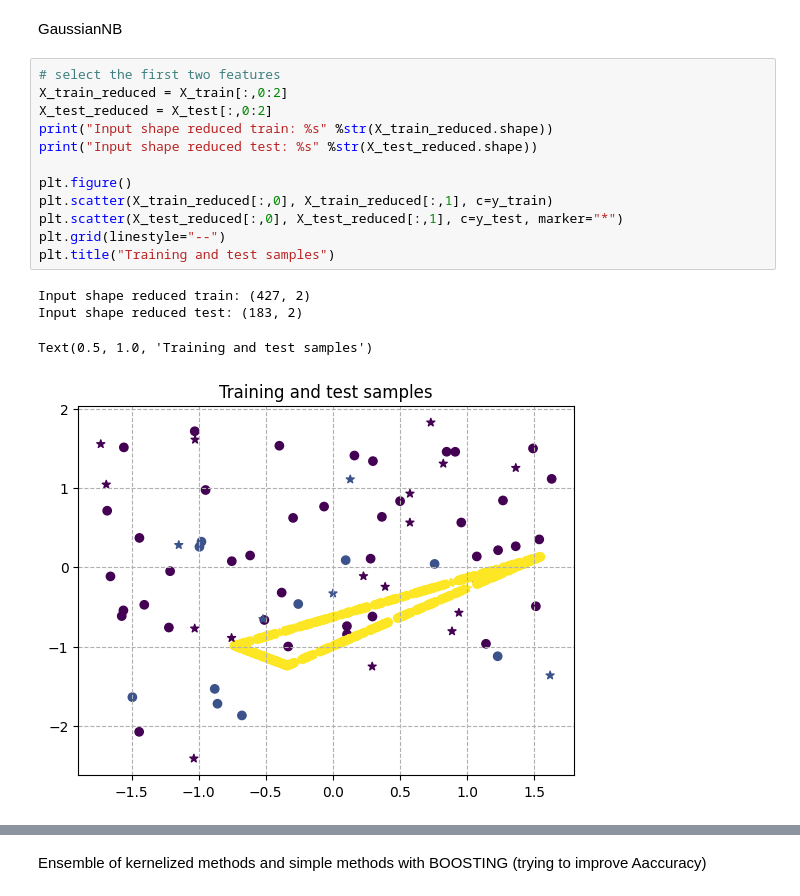
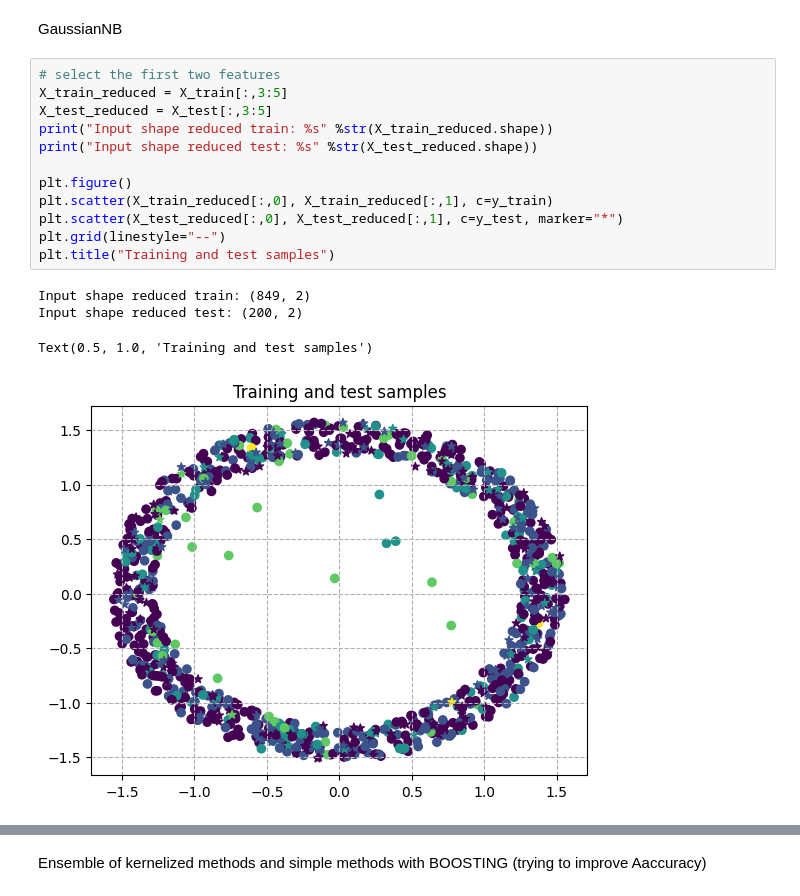
Before and after one commit to francomano/uav, a Jupyter notebook: uav.ipynb, the cells around one changed output, grey strips where cells are left out. Drawn from its saved outputs; the diff is of its cells as text.

```diff
--- a/uav.ipynb
+++ b/uav.ipynb
@@ -167,21 +157,21 @@ plt.grid(linestyle="--")
 GaussianNB
 # %%
 # select the first two features
-X_train_reduced = X_train[:,0:2]
-X_test_reduced = X_test[:,0:2]
+X_train_reduced = X_train[:,3:5]
+X_test_reduced = X_test[:,3:5]
 print("Input shape reduced train: %s" %str(X_train_reduced.shape))
 print("Input shape reduced test: %s" %str(X_test_reduced.shape))
 
 plt.figure()
 plt.scatter(X_train_reduced[:,0], X_train_reduced[:,1], c=y_train)
 plt.scatter(X_test_reduced[:,0], X_test_reduced[:,1], c=y_test, marker="*")
 plt.grid(linestyle="--")
 plt.title("Training and test samples")
 # %% [output]
-Input shape reduced train: (427, 2)
-Input shape reduced test: (183, 2)
+Input shape reduced train: (849, 2)
+Input shape reduced test: (200, 2)
 Text(0.5, 1.0, 'Training and test samples')
-[figure, old version]
+[figure, new version]
 # %%
 gen_model = GaussianNB()
 gen_model.fit(X_train_reduced, y_train)
```
Also changed, not shown: parts of 22 cells of this notebook, 1 other file.
